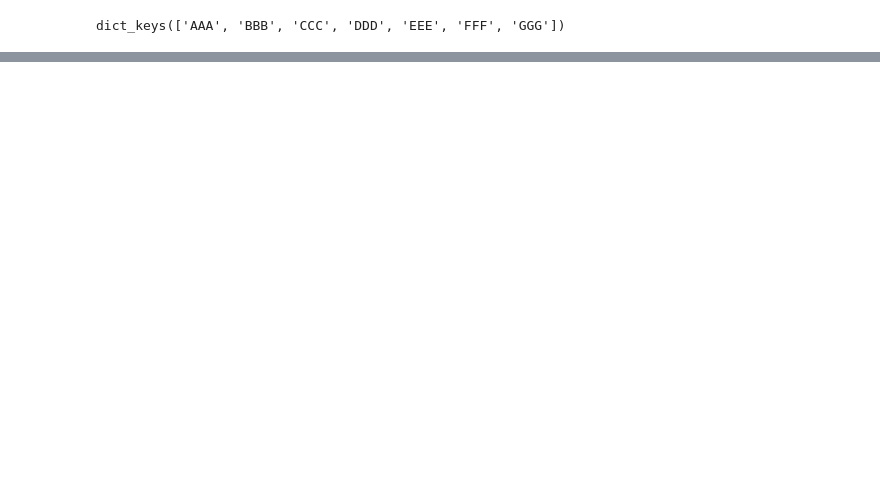
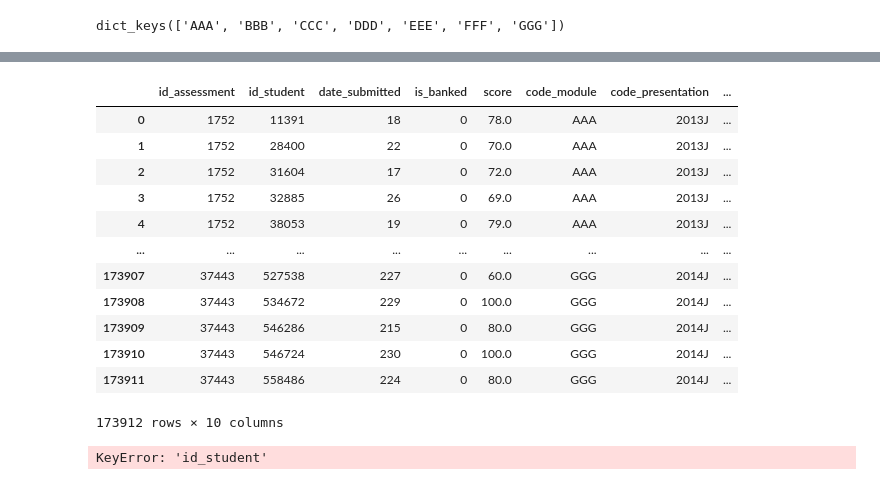
Before and after one commit to ahmedmontaser123/hackthon, a Jupyter notebook: Anlyasis.ipynb, the cells around one changed output, grey strips where cells are left out. Saved outputs shown, nothing was run; the diff lists cells and outputs as text; code cells hidden in the pictures; blank space fills up the shorter version.

```diff
--- a/Anlyasis.ipynb
+++ b/Anlyasis.ipynb
@@ -138,0 +195,3 @@ df_GGG
+# %%
+Data_Assessment = pd.read_csv("/home/ahmed122/Personal/Hackathon/hackthon/data/assessments.csv")
+Data_Assessment_Stu = pd.read_csv("/home/ahmed122/Personal/Hackathon/hackthon/data/studentAssessment.csv")
@@ -138,0 +201,32 @@ df_GGG
+# %%
+df = Data_Assessment_Stu.merge(
+    Data_Assessment,
+    on=["id_assessment"],
+    how="left"
+)
+# %%
+df
+# %% [output]
+|  | id_assessment | id_student | date_submitted | is_banked | score | code_module | code_presentation | ... |
+| 0 | 1752 | 11391 | 18 | 0 | 78.0 | AAA | 2013J | ... |
+| 1 | 1752 | 28400 | 22 | 0 | 70.0 | AAA | 2013J | ... |
+| 2 | 1752 | 31604 | 17 | 0 | 72.0 | AAA | 2013J | ... |
+| 3 | 1752 | 32885 | 26 | 0 | 69.0 | AAA | 2013J | ... |
+| 4 | 1752 | 38053 | 19 | 0 | 79.0 | AAA | 2013J | ... |
+| ... | ... | ... | ... | ... | ... | ... | ... | ... |
+| 173907 | 37443 | 527538 | 227 | 0 | 60.0 | GGG | 2014J | ... |
+| 173908 | 37443 | 534672 | 229 | 0 | 100.0 | GGG | 2014J | ... |
+| 173909 | 37443 | 546286 | 215 | 0 | 80.0 | GGG | 2014J | ... |
+| 173910 | 37443 | 546724 | 230 | 0 | 100.0 | GGG | 2014J | ... |
+| 173911 | 37443 | 558486 | 224 | 0 | 80.0 | GGG | 2014J | ... |
+173912 rows × 10 columns
+# %%
+assignments_agg = assignments.groupby(
+    ["code_module", "code_presentation", "id_student"]
+)["weighted_score"].sum().reset_index(name="assignment_score")
+
+exams_agg = exams.groupby(
+    ["code_module", "code_presentation", "id_student"]
+)["weighted_score"].sum().reset_index(name="exam_score")
+# %% [output]
+KeyError: 'id_student'
```
Also changed, not shown: parts of 13 cells of this notebook, 1 other file.
